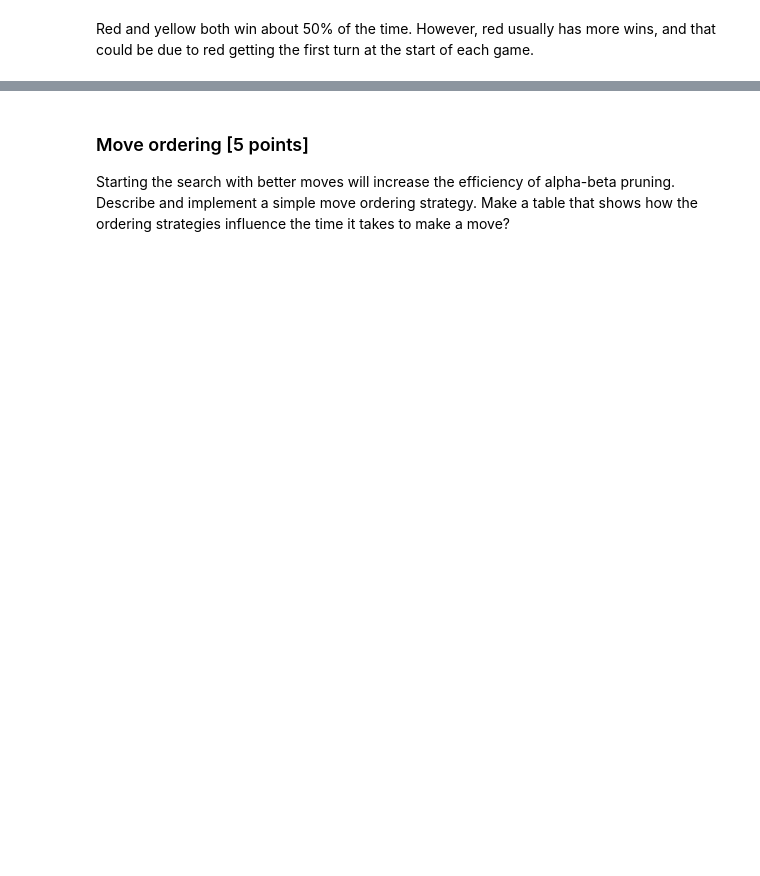
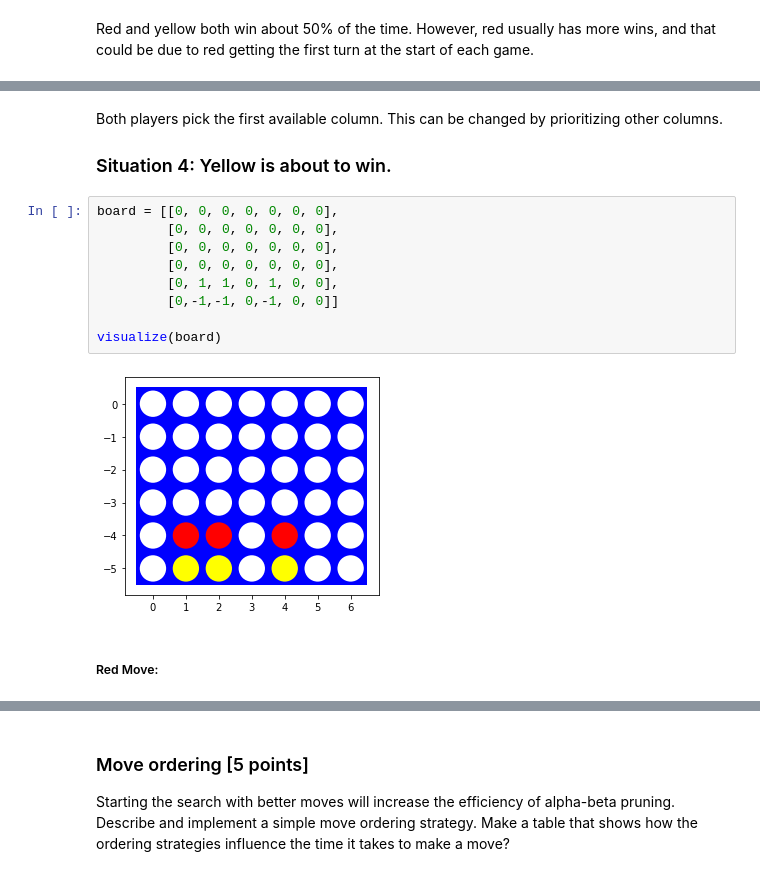
Before and after one commit to kirkwat/artificial-intelligence, a Jupyter notebook: assignment_5/assignment_connect4.ipynb, the cells around one changed output, grey strips where cells are left out. Saved outputs shown, nothing was run; the diff lists cells and outputs as text; blank space fills up the shorter version.

```diff
--- a/assignment_5/assignment_connect4.ipynb
+++ b/assignment_5/assignment_connect4.ipynb
@@ -257,0 +439,17 @@ How long does it take to make a move? Start with a smaller board with 4 columns
+# %% [markdown]
+Both players pick the first available column. This can be changed by prioritizing other columns.
+
+### Situation 4: Yellow is about to win.
+# %%
+board = [[0, 0, 0, 0, 0, 0, 0],
+         [0, 0, 0, 0, 0, 0, 0],
+         [0, 0, 0, 0, 0, 0, 0],
+         [0, 0, 0, 0, 0, 0, 0],
+         [0, 1, 1, 0, 1, 0, 0],
+         [0,-1,-1, 0,-1, 0, 0]]
+
+visualize(board)
+# %% [output]
+[figure, added]
+# %% [markdown]
+##### Red Move:
```
Also changed, not shown: parts of 48 cells of this notebook.
